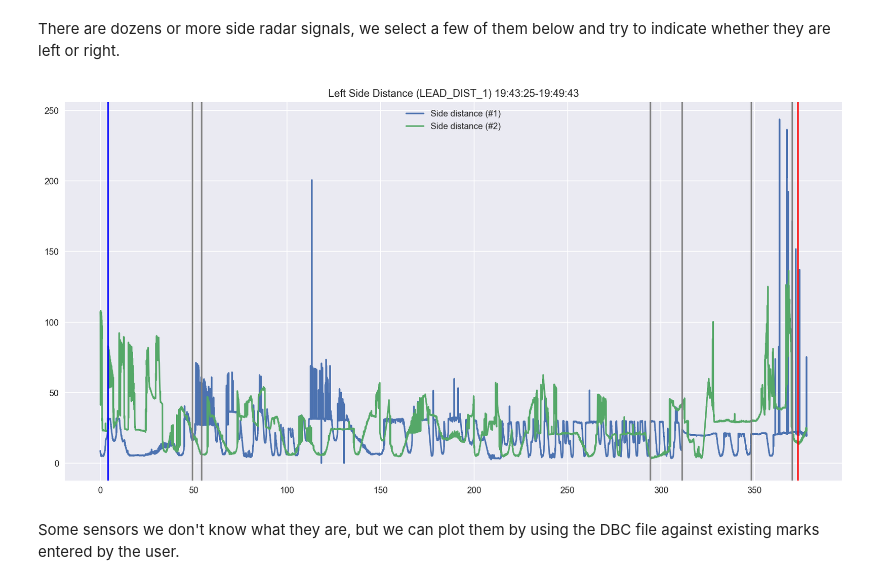
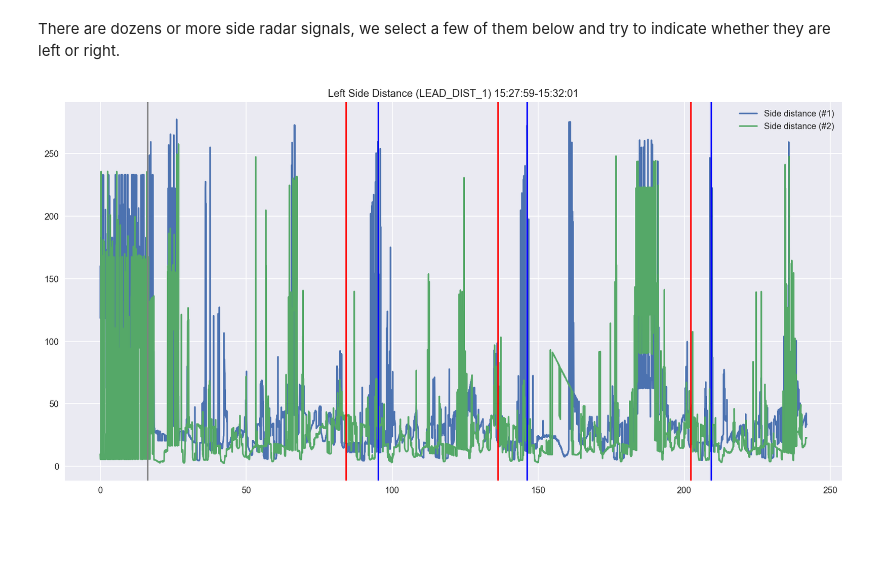
Before and after one commit to jmscslgroup/apollo13, a Jupyter notebook: minitest_side_radar_analysis.ipynb, the cells around one changed output. Saved outputs shown, nothing was run; the diff lists cells and outputs as text; code cells hidden in the pictures; blank space fills up the shorter version.

```diff
--- a/minitest_side_radar_analysis.ipynb
+++ b/minitest_side_radar_analysis.ipynb
@@ -32,7 +32,7 @@ import math
 %config IPKernelApp.matplotlib = 'inline'
 %config InlineBackend.figure_format ='retina'
 
-nissan_test_folder='/Users/sprinkle/work/data/nissan_test/'
+nissan_test_folder='/Users/sprinkle/work/data/nissan_test/minitest_side_radar_calibration/'
 
 strym_location='/Users/sprinkle/work/research/circles/strym-dev/'
 dbc_folder=strym_location+'strym/dbc/'
@@ -44,8 +44,8 @@ with open(dbcfile,'r') as fin:
     db = cantools.database.load(fin)
 # %%
 # list your datafiles you plan to use
-datafile = '2022-09-19-19-16-51_JN8AT3CB9MW240939_CAN_Messages.csv'
-datafile_side = '2022-09-19-19-17-31_JN8AT3CB9MW240939_CAN_Messages.csv'
+datafile = '2022-10-14-15-27-30_JN8AT3CB9MW240939_CAN_Messages.csv'
+# datafile_side = '2022-09-19-19-17-31_JN8AT3CB9MW240939_CAN_Messages.csv'
 # %% [markdown]
 ## Load boilerplate code that will be used often
 # %%
@@ -112,7 +114,7 @@ def getTimeWindow(data, t0 = None, t1 = None, relative = False):
 # Load the data
 # %%
 dataframe = pd.read_csv(nissan_test_folder+'/'+datafile)
-dataframe_side = pd.read_csv(nissan_test_folder+'/'+datafile_side)
+dataframe_side = dataframe
 # %%
 # list important times that are gathered from dashcam information
 # once more with more information to validate across a longer time horizon
@@ -252,30 +187,13 @@ There are dozens or more side radar signals, we select a few of them below and t
 # %%
 side_1 = s.convertData('RADAR_SENSOR1','LEAD_DIST1',dataframe_side_window,db)
 pt.plot(side_1.Time-start,side_1.Message,label='Side distance (#1)')
 
 side_2 = s.convertData('RADAR_SENSOR2','LEAD_DIST1',dataframe_side_window,db)
 pt.plot(side_2.Time-start,side_2.Message,label='Side distance (#2)')
 
-# side_1a = s.convertData('RADAR_SENSOR3','LEAD_DIST1',dataframe_side_window,db)
-# pt.plot(side_1a.Time-start,side_1a.Message,label='Side distance (#1), raw data of #1')
-
-# side_2a = s.convertData('RADAR_SENSOR4','LEAD_DIST1',dataframe_side_window,db)
-# pt.plot(side_2a.Time-start,side_2a.Message,label='Side distance (#2), raw data of #2')
-
-# come back and look at this one later
-# side_15 = s.convertData('RADAR_SENSOR15','LEAD_DIST1',dataframe_side_window,db)
-# pt.plot(side_15.Time-start,side_15.Message,label='Side distance (#15)')
-# side_17 = s.convertData('RADAR_SENSOR17','LEAD_DIST1',dataframe_side_window,db)
-# pt.plot(side_17.Time-start,side_17.Message,label='Side distance (#17)')
-
-# side_17 = s.convertData('RADAR_SENSOR20','LEAD_DIST1',dataframe_side_window,db)
-# pt.plot(side_17.Time-start,side_17.Message,label='Side distance (#17)')
-
 pt.title('Left Side Distance (LEAD_DIST_1) ' + start_txt + '-' + end_txt)
 pt.legend()
-overlayEvents(pt.gca(), minicar_disappears, minicar_appears, cutin,
+overlayEvents(pt.gca(), start_pass, end_pass, cutin,
               fudgeFactor=videoFudgeFactor, relativeTime=start)
 # %% [output]
-[figure, old version]
+[figure, new version]
-# %% [markdown]
-Some sensors we don't know what they are, but we can plot them by using the DBC file against existing marks entered by the user.
```
Also changed, not shown: parts of 24 cells of this notebook.
